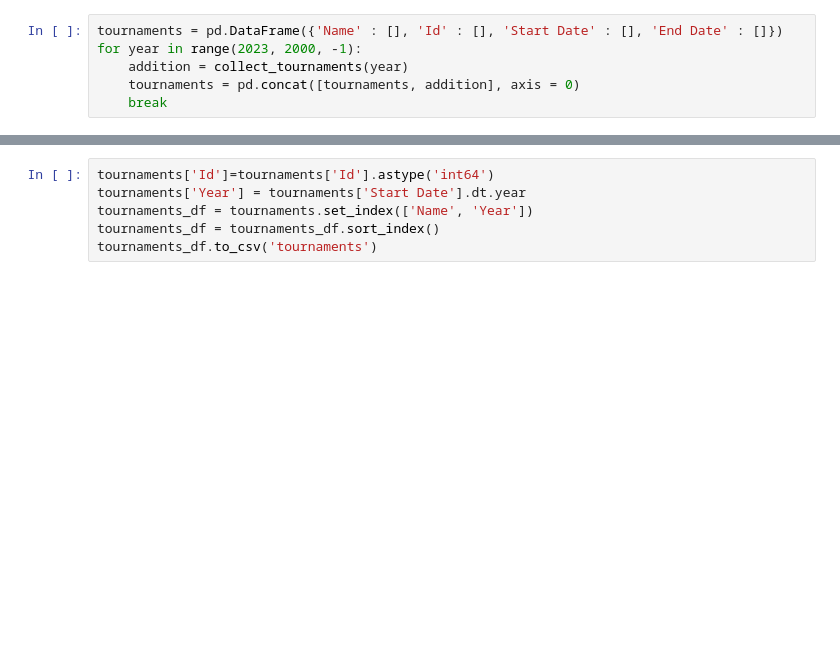
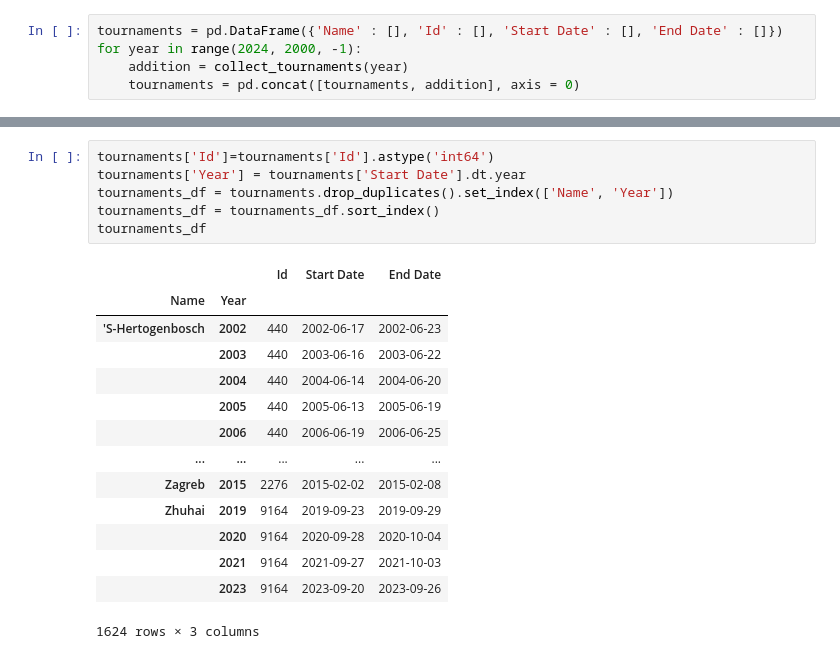
Before and after one commit to AmanPatel117/Tennis-Analytics-Project, a Jupyter notebook: Notebooks/scraping_data.ipynb, the cells around one changed output, grey strips where cells are left out. Cells and saved outputs as stored; diff of their text form; blank space fills up the shorter version.

```diff
--- a/Notebooks/scraping_data.ipynb
+++ b/Notebooks/scraping_data.ipynb
@@ -37,6 +20,5 @@ ValueError: All arrays must be of the same length
 # %%
 tournaments = pd.DataFrame({'Name' : [], 'Id' : [], 'Start Date' : [], 'End Date' : []})
-for year in range(2023, 2000, -1):
+for year in range(2024, 2000, -1):
     addition = collect_tournaments(year)
     tournaments = pd.concat([tournaments, addition], axis = 0)
-    break
@@ -43,9 +60,24 @@ for year in range(2023, 2000, -1):
 # %%
 tournaments['Id']=tournaments['Id'].astype('int64')
 tournaments['Year'] = tournaments['Start Date'].dt.year
-tournaments_df = tournaments.set_index(['Name', 'Year'])
+tournaments_df = tournaments.drop_duplicates().set_index(['Name', 'Year'])
 tournaments_df = tournaments_df.sort_index()
-tournaments_df.to_csv('tournaments')
+tournaments_df
+# %% [output]
+|  |  | Id | Start Date | End Date |
+| Name | Year |  |  |  |
+| 'S-Hertogenbosch | 2002 | 440 | 2002-06-17 | 2002-06-23 |
+|  | 2003 | 440 | 2003-06-16 | 2003-06-22 |
+|  | 2004 | 440 | 2004-06-14 | 2004-06-20 |
+|  | 2005 | 440 | 2005-06-13 | 2005-06-19 |
+|  | 2006 | 440 | 2006-06-19 | 2006-06-25 |
+| ... | ... | ... | ... | ... |
+| Zagreb | 2015 | 2276 | 2015-02-02 | 2015-02-08 |
+| Zhuhai | 2019 | 9164 | 2019-09-23 | 2019-09-29 |
+|  | 2020 | 9164 | 2020-09-28 | 2020-10-04 |
+|  | 2021 | 9164 | 2021-09-27 | 2021-10-03 |
+|  | 2023 | 9164 | 2023-09-20 | 2023-09-26 |
+1624 rows × 3 columns
 # %%
 players_df = pd.DataFrame({'Name' : [], 'Id' : []})
 i=0
```
Also changed, not shown: parts of 16 cells of this notebook, 13 other files.
